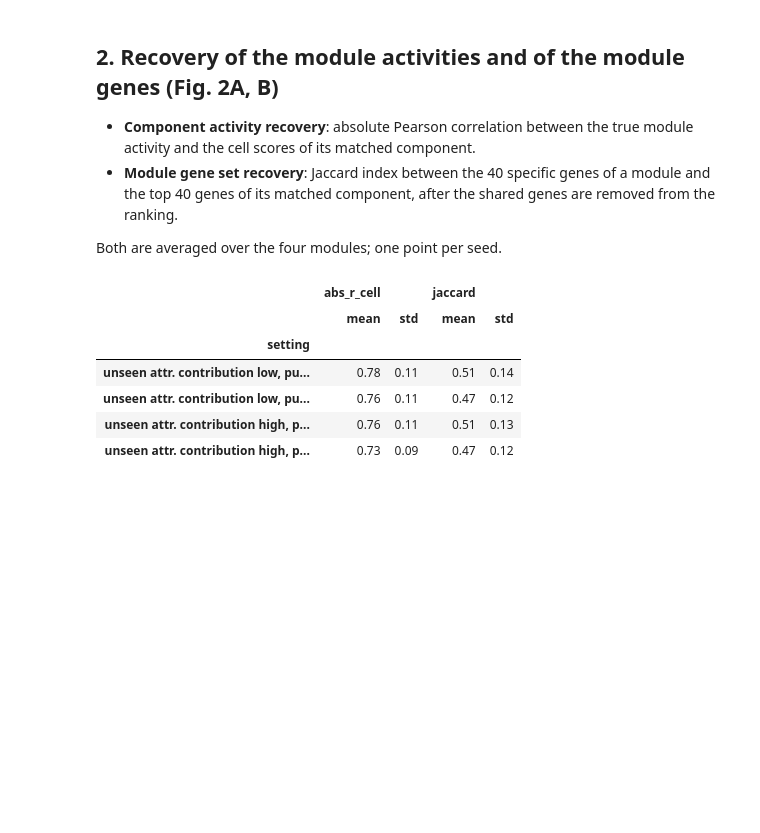
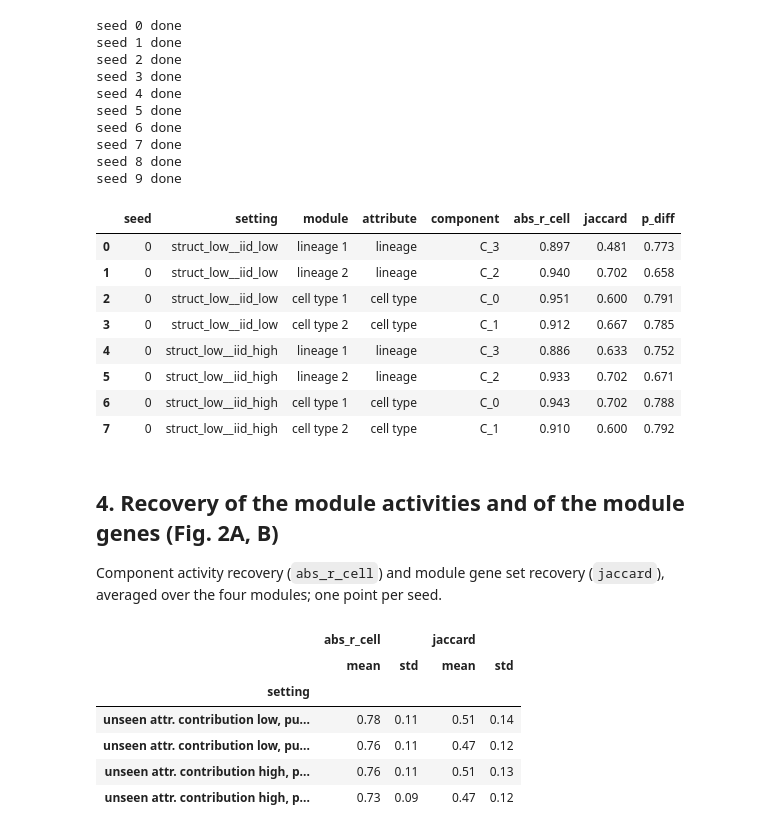
Before and after one commit to CM-Compbio-Group/TrackG, a Jupyter notebook: tutorial/simulation.ipynb, the cells around one changed output. Drawn from its saved outputs; the diff is of its cells as text; code cells hidden in the pictures; blank space fills up the shorter version.

Commit message:
Simulation tutorial: write out the simulation and the Track-G steps in the notebook (prepare_for_cca, fit, summarize_cca, matching); remove run_all

```diff
--- a/tutorial/simulation.ipynb
+++ b/tutorial/simulation.ipynb
@@ -53,0 +106,4 @@ seed 9 done
+# %%
+log_exp = pd.DataFrame(np.log1p(sim["Y"]).astype(np.float32).astype(float),   # log(1 + counts), float32 as in the paper's runs
+                       index=CELL_IDS, columns=GENE_IDS)
+log_exp.iloc[:5, :8]
@@ -53,0 +121,3 @@ seed 9 done
+# %%
+data = prepare_for_cca(log_exp, KERNELS, min_expr_frac=MIN_EXPR_FRAC)
+print(f"X2_np {data['X2_np'].shape} (cells x genes) | K {data['K'].shape} (cells x {len(KERNELS)} * cells)")
@@ -53,0 +132,5 @@ seed 9 done
+# %%
+J = sim["true_rank"]                                    # true number of modules (4)
+with threadpool_limits(limits=1):
+    fit = fit_witten_nonnegative_cca(K=data["K"], X2_np=data["X2_np"], J=J, **CCA_SETTINGS)
+print(f"J = {J} components, extracted: {int(np.sum(fit['extracted_record']))}")
@@ -53,0 +143,3 @@ seed 9 done
+# %%
+out = summarize_cca(fit, data)
+out["kernel_attr"].round(3)                             # p_kj: attributes x components
@@ -54,9 +181,50 @@ seed 9 done
+# %%
+rows, store = [], {}                                    # store: |corr| matrices for the heat maps
+for seed in SEEDS:
+    for setting, noise in SETTINGS.items():
+        sim = simulate_paired(kernels, replace(SIM_CONFIG, seed=seed, **noise))                      # 2.1 simulate
+        log_exp = pd.DataFrame(np.log1p(sim["Y"]).astype(np.float32).astype(float), index=CELL_IDS, columns=GENE_IDS)
+        with contextlib.redirect_stdout(io.StringIO()):                                               # (quiet)
+            data = prepare_for_cca(log_exp, KERNELS, min_expr_frac=MIN_EXPR_FRAC)                     # 2.2 preprocess
+        path = CACHE / f"seed{seed:02d}_{setting}.pkl"                                                # 2.3 fit (cached)
+        if path.exists():
+            fit = pd.read_pickle(path)
+        else:
+            with threadpool_limits(limits=1):
+                fit = fit_witten_nonnegative_cca(K=data["K"], X2_np=data["X2_np"], J=sim["true_rank"], **CCA_SETTINGS)
+            pd.to_pickle(fit, path)
+        out = summarize_cca(fit, data)                                                                # 2.4 summarize
+        mod_rows, store[seed, setting] = ES.match_to_truth(sim, fit, out, GENE_IDS)                  # 2.5 compare
+        rows += [dict(seed=seed, setting=setting, **row) for row in mod_rows]
+    print(f"seed {seed} done", flush=True)
+
+res = pd.DataFrame(rows)
+res["setting"] = pd.Categorical(res["setting"], list(SETTINGS))
+res.to_csv(OUT / "module_matching.csv", index=False)
+res.head(8).round(3)
+# %% [output]
+seed 0 done
+seed 1 done
+seed 2 done
+seed 3 done
+seed 4 done
+seed 5 done
+seed 6 done
+seed 7 done
+seed 8 done
+seed 9 done
+|  | seed | setting | module | attribute | component | abs_r_cell | jaccard | p_diff |
+| 0 | 0 | struct_low__iid_low | lineage 1 | lineage | C_3 | 0.897 | 0.481 | 0.773 |
+| 1 | 0 | struct_low__iid_low | lineage 2 | lineage | C_2 | 0.940 | 0.702 | 0.658 |
+| 2 | 0 | struct_low__iid_low | cell type 1 | cell type | C_0 | 0.951 | 0.600 | 0.791 |
+| 3 | 0 | struct_low__iid_low | cell type 2 | cell type | C_1 | 0.912 | 0.667 | 0.785 |
+| 4 | 0 | struct_low__iid_high | lineage 1 | lineage | C_3 | 0.886 | 0.633 | 0.752 |
+| 5 | 0 | struct_low__iid_high | lineage 2 | lineage | C_2 | 0.933 | 0.702 | 0.671 |
+| 6 | 0 | struct_low__iid_high | cell type 1 | cell type | C_0 | 0.943 | 0.702 | 0.788 |
+| 7 | 0 | struct_low__iid_high | cell type 2 | cell type | C_1 | 0.910 | 0.600 | 0.792 |
 # %% [markdown]
-## 2. Recovery of the module activities and of the module genes (Fig. 2A, B)
+## 4. Recovery of the module activities and of the module genes (Fig. 2A, B)
 
-- **Component activity recovery**: absolute Pearson correlation between the true module activity and the cell scores of its matched component.
-- **Module gene set recovery**: Jaccard index between the 40 specific genes of a module and the top 40 genes of its matched component, after the shared genes are removed from the ranking.
-
-Both are averaged over the four modules; one point per seed.
+Component activity recovery (`abs_r_cell`) and module gene set recovery (`jaccard`), averaged over the four modules; one point per seed.
 # %%
 per_seed = res.groupby(["setting", "seed"], observed=True)[["abs_r_cell", "jaccard"]].mean()
```
Also changed, not shown: parts of 26 cells of this notebook, 1 other file.
